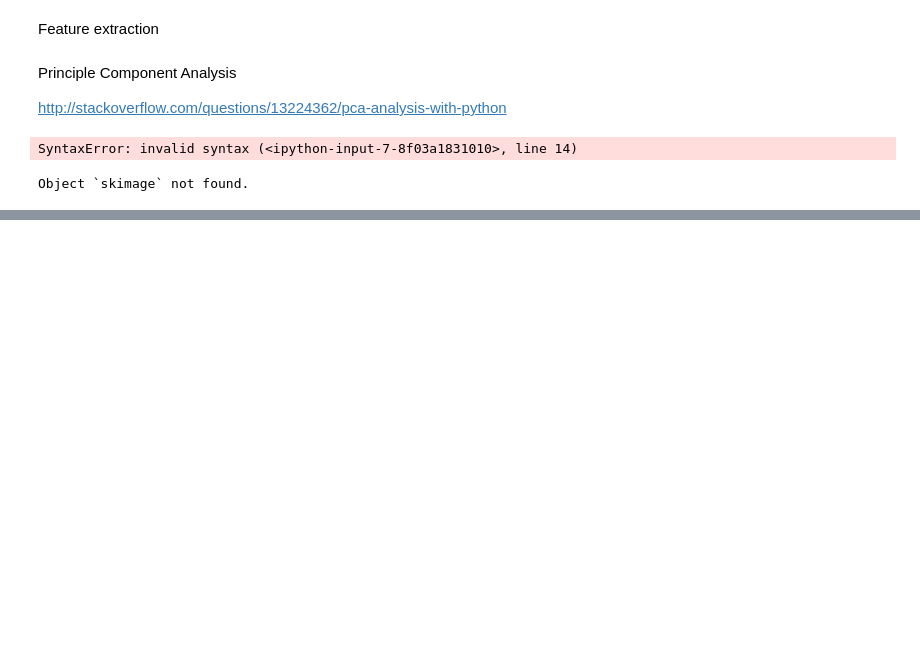
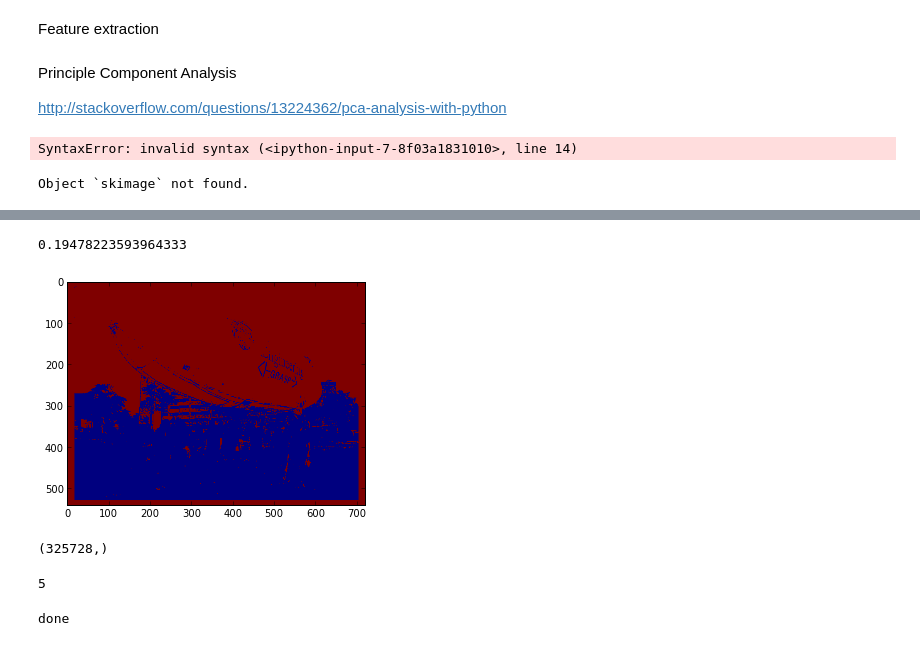
Before and after one commit to smwahl/ay250_swahl, a Jupyter notebook: hw_04/hw_04.ipynb, the cells around one changed output, grey strips where cells are left out. Drawn from its saved outputs; the diff is of its cells as text; code cells hidden in the pictures; blank space fills up the shorter version.

```diff
--- a/hw_04/hw_04.ipynb
+++ b/hw_04/hw_04.ipynb
@@ -190,6 +124,35 @@ print fftconvolve(red,green[::-1,::-1],mode='valid')
+# %%
+# thresholding
+from skimage.filter import threshold_adaptive
+thresh = threshold_otsu(flat)
+binary = flat > thresh
+plt.imshow(binary)
+np.sum(binary) / float(im.size)
+# %% [output]
+0.19478223593964333
+[figure, added]
+# %%
+from skimage.feature import hog
+
+h = hog(flat, orientations=8, pixels_per_cell=(8, 8), cells_per_block=(3, 3))
+hog(
+# %% [output]
+(325728,)
+# %%
+# number of segments in image segmentation
+from skimage.segmentation import felzenszwalb
+flat = im[:,:,0:3].mean(2)
+im = imread('/Users/swahl/code/python/ay250_swahl/hw_04/50_categories/blimp/blimp_0009.jpg')
+#a = felzenszwalb(im,1)
+b = felzenszwalb(flat,1)
+#print np.unique(a).size
+print np.unique(b).size
+# %% [output]
+5
 # %%
 # Define and extract simple features (without use of additional libraries for image analysis)
 from scipy.signal import fftconvolve
+from scipy.stats import skew,kurtosis
 
 def extract_features_simple(image_path_list):
     ''' Feature extraction for simple features of a flattened image, color component
@@ -230,31 +193,38 @@ def extract_features_simple(image_path_list):
             redness = image_red.mean() / flat_mean
             blueness = image_blue.mean() / flat_mean
             greeness = image_green.mean() / flat_mean
-            rb_correlation = fftconvolve(image_red,image_blue[::-1,::-1],mode='valid')
-            bg_correlation = fftconvolve(image_blue,image_green[::-1,::-1],mode='valid')
-            rg_correlation = fftconvolve(image_red,image_green[::-1,::-1],mode='valid')
+            rb_ratio = redness / blueness
+            bg_ratio = blueness / greeness
+            rg_ratio = redness / greeness
         else:
             redness = np.nan; blueness = np.nan; greeness = np.nan
-            rb_correlation = np.nan; bg_correlation = np.nan; rg_correlation = np.nan
+            rb_ratio = np.nan; bg_ratio = np.nan; rg_ratio = np.nan
 
         # Features of x and y histograms
         xhist_max = float(xhist.max()) / flat_mean
         xhist_min = float(xhist.min()) / flat_mean
         xhist_var = xhist.var()
+        xhist_skew = skew(xhist)
+        xhist_kur = kurtosis(xhist)
 
         yhist_max = float(yhist.max()) / flat_mean
         yhist_min = float(yhist.min()) / flat_mean
         yhist_var = yhist.var()
+        yhist_skew = skew(yhist)
+        yhist_kur = kurtosis(yhist)
 
-        features = [flat_aspect,flat_mean,flat_var,redness,blueness,greeness,
-                    rb_correlation, bg_correlation, rg_correlation,
-                    xhist_max,xhist_min,xhist_var,yhist_max,yhist_min,yhist_var]
+        features = [flat_aspect,flat_mean,flat_var,rb_ratio, bg_ratio, rg_ratio,
+                    xhist_max,xhist_min,xhist_var,xhist_skew,xhist_kur,
+                    yhist_max,yhist_min,yhist_var,yhist_skew,yhist_kur]
         feature_list.append([image_path, features])
 
     return feature_list
 
+
 # extract simple features using multi-core
+
 p = Pool(numprocessors)
+split_image_paths = split_seq(image_paths, numprocessors)
 result = p.map_async(extract_features_simple, split_image_paths)
 poolresult = result.get()
 combined_result = []
@@ -262,11 +232,12 @@ for single_proc_result in poolresult:
     for single_image_result in single_proc_result:
         combined_result.append(single_image_result)
 simple_features = combined_result
-
+print 'done'
 
 # return names of all features stored in simple_features
 simple_features_names = [ 'flat_aspect', 'flat_mean', 'flat_var',
-                         'redness', 'blueness', 'greeness',
-                         'rb_correlation', 'bg_correlation', 'rg_correlation',
-                         'xhist_max', 'xhist_min', 'xhist_var',
-                         'yhist_max', 'yhist_min', 'yhist_var']
+                         'rb_ratio', 'bg_ratio', 'rg_ratio',
+                         'xhist_max', 'xhist_min', 'xhist_var','xhist_skew','xhist_kur',
+                         'yhist_max', 'yhist_min', 'yhist_var','yhist_skew','yhist_kur']
+# %% [output]
+done
```
Also changed, not shown: parts of 20 cells of this notebook, 4 other files.
